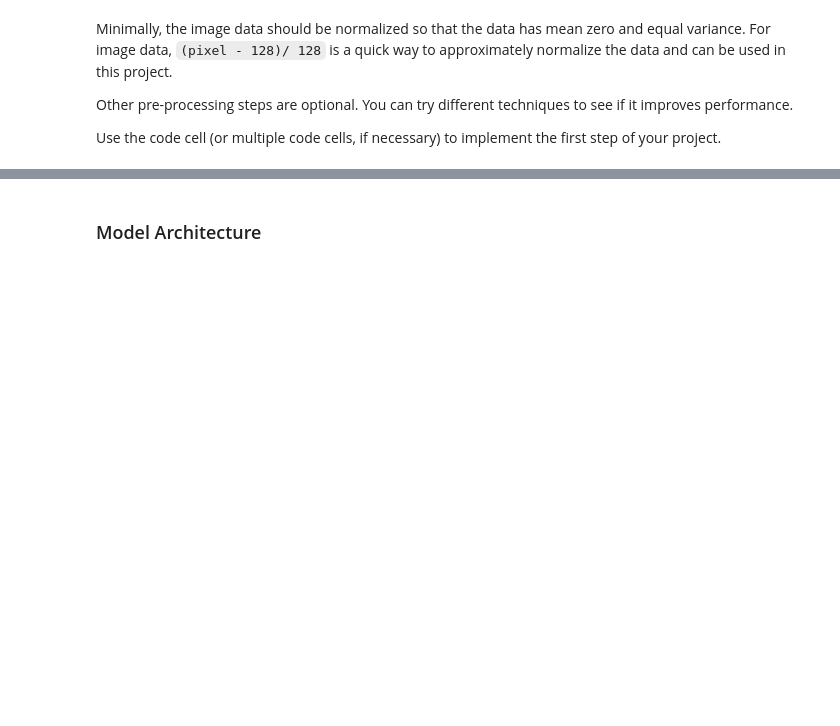
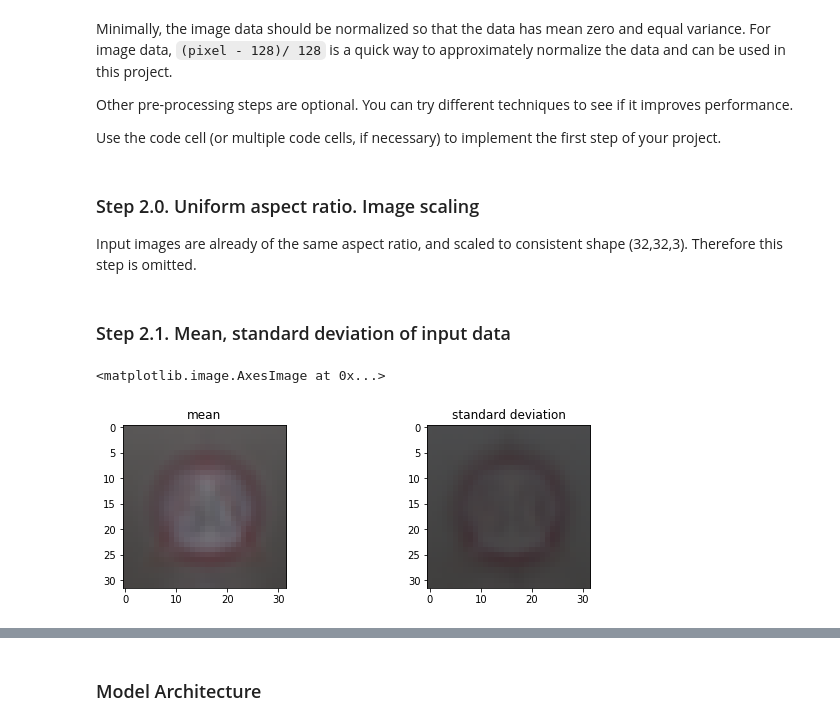
Before and after one commit to MacZel/CarND-Traffic-Sign-Classifier-Project, a Jupyter notebook: Traffic_Sign_Classifier.ipynb, the cells around one changed output, grey strips where cells are left out. Drawn from its saved outputs; the diff is of its cells as text; code cells hidden in the pictures; blank space fills up the shorter version.

Commit message:
Add preprocessing step up to data augmentation.

```diff
--- a/Traffic_Sign_Classifier.ipynb
+++ b/Traffic_Sign_Classifier.ipynb
@@ -446,0 +497,21 @@ Use the code cell (or multiple code cells, if necessary) to implement the first
+# %% [markdown]
+### Step 2.0. Uniform aspect ratio. Image scaling
+
+Input images are already of the same aspect ratio, and scaled to consistent shape (32,32,3).
+Therefore this step is omitted.
+# %% [markdown]
+### Step 2.1. Mean, standard deviation of input data
+# %%
+mean_img = np.mean(X_train, axis=0).astype(int)
+std_img = np.std(X_train, axis=0).astype(int)
+
+fig, axs = plt.subplots(1,2, figsize=(10, 3))
+
+axs[0].set_title('mean')
+axs[0].imshow(mean_img)
+
+axs[1].set_title('standard deviation')
+axs[1].imshow(std_img)
+# %% [output]
+<matplotlib.image.AxesImage at 0x...>
+[figure, added]
```
Also changed, not shown: parts of 25 cells of this notebook, 1 other file.
